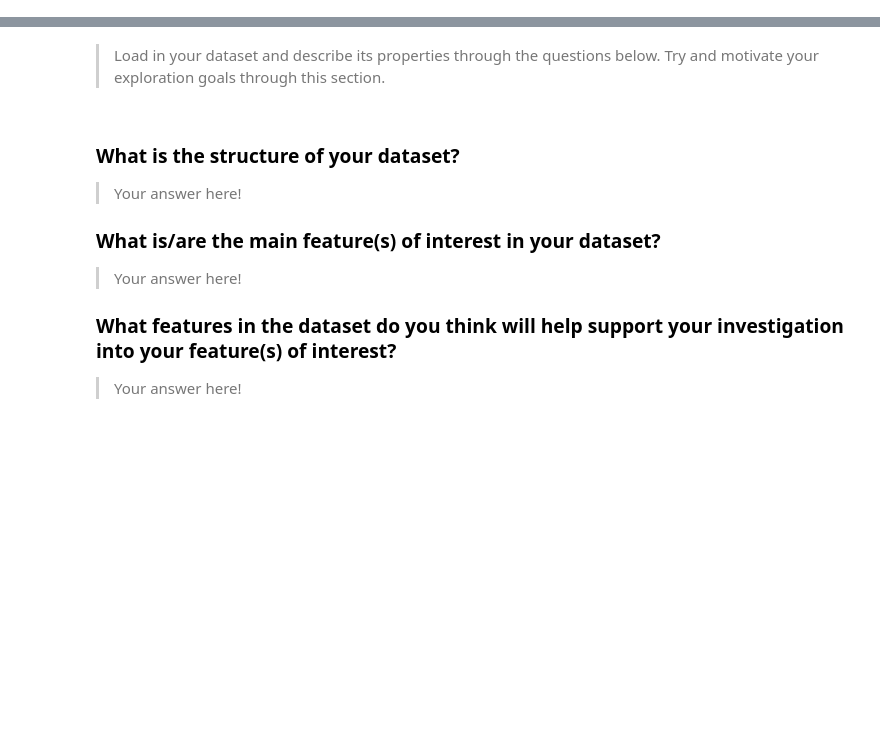
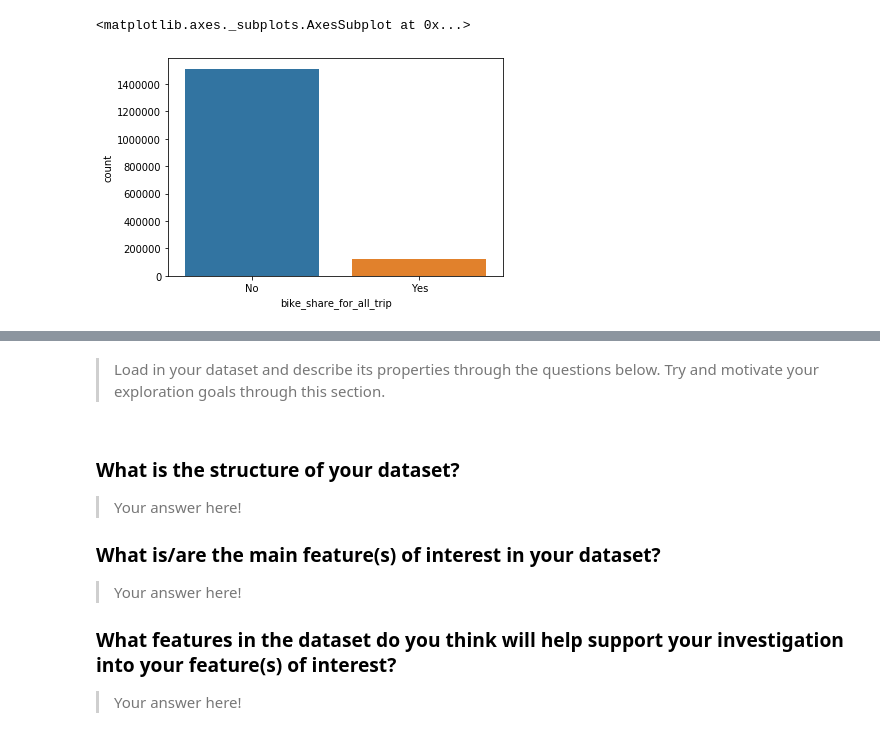
Before and after one commit to miniermatar/udacity_project_7_baywheels, a Jupyter notebook: exploration_template.ipynb, the cells around one changed output, grey strips where cells are left out. Drawn from its saved outputs; the diff is of its cells as text; code cells hidden in the pictures; blank space fills up the shorter version.

```diff
--- a/exploration_template.ipynb
+++ b/exploration_template.ipynb
@@ -81,0 +219,5 @@ filenames
+# %%
+sns.countplot(data=df_clean,x='bike_share_for_all_trip')
+# %% [output]
+<matplotlib.axes._subplots.AxesSubplot at 0x...>
+[figure, added]
```
Also changed, not shown: parts of 44 cells of this notebook.
